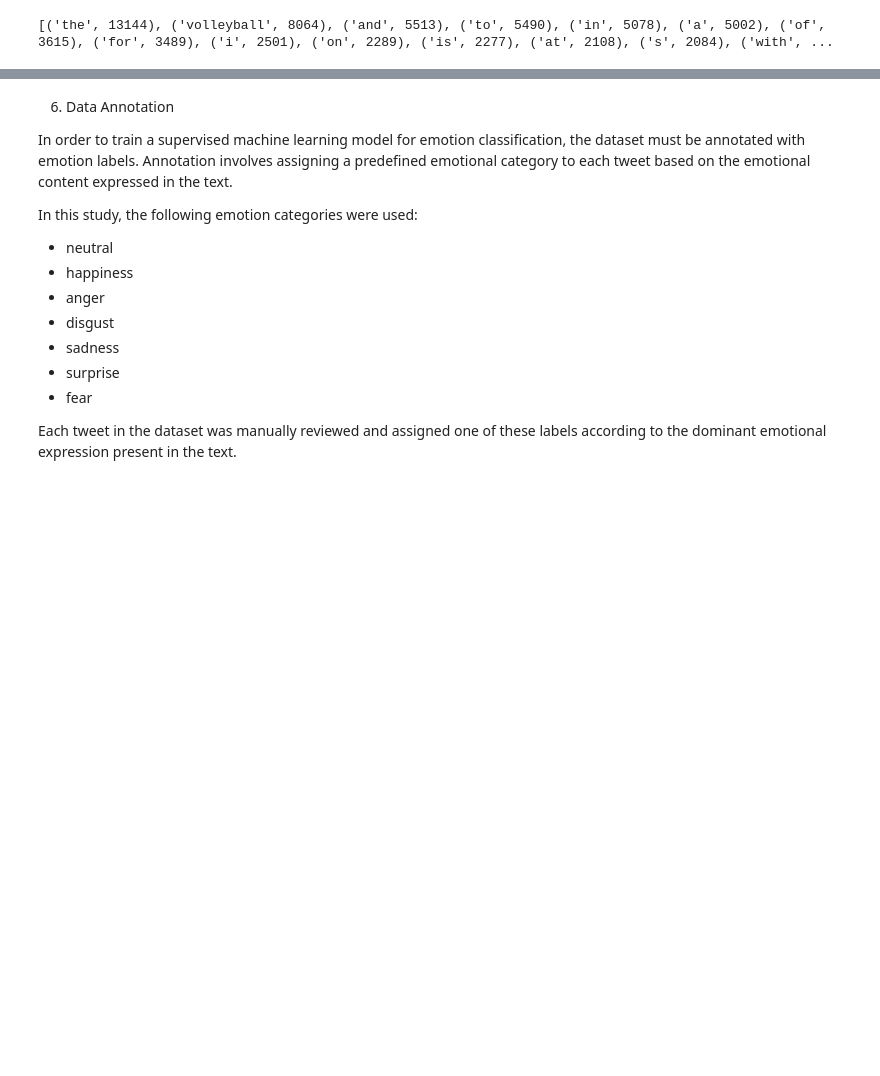
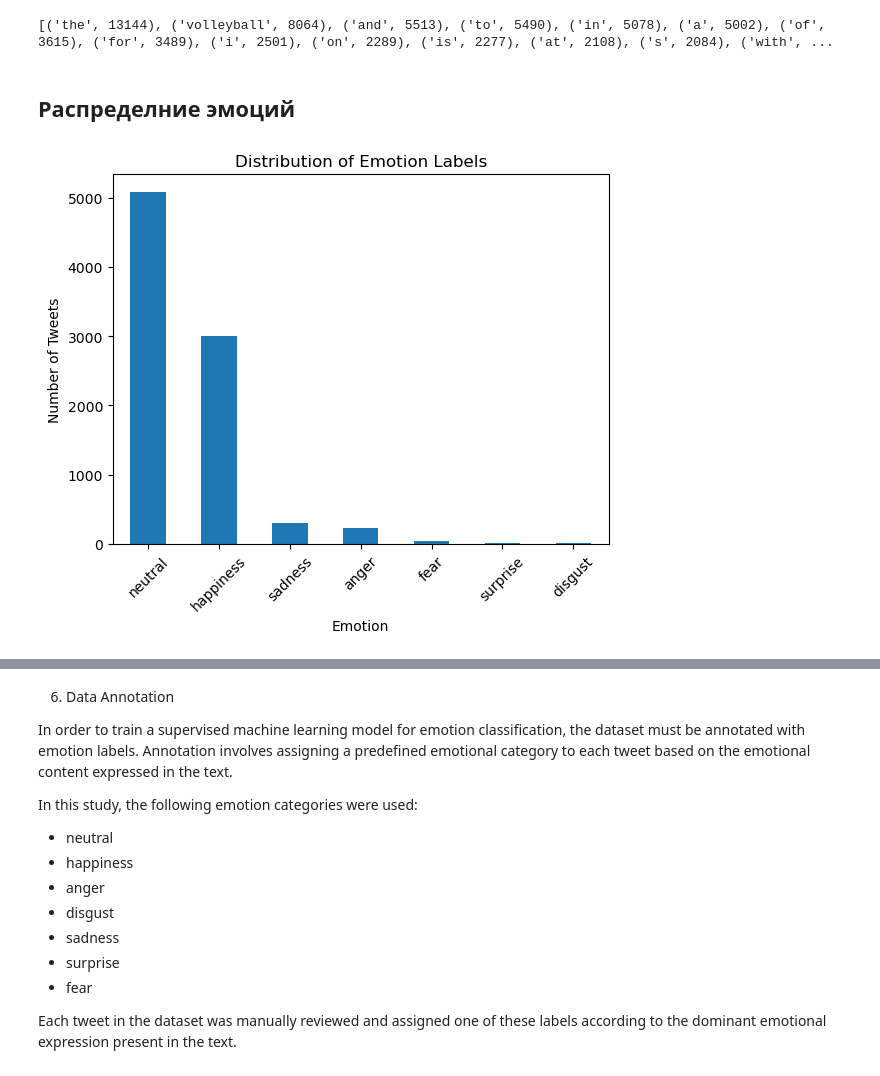
Before and after one commit to PayravKahorov/masters_thesis, a Jupyter notebook: thesis_code.ipynb, the cells around one changed output, grey strips where cells are left out. Cells and saved outputs as stored; diff of their text form; code cells hidden in the pictures; blank space fills up the shorter version.

```diff
--- a/thesis_code.ipynb
+++ b/thesis_code.ipynb
@@ -510,3 +526,19 @@ word_freq = Counter(all_words)
 print(word_freq.most_common(20))
 # %% [output]
 [('the', 13144), ('volleyball', 8064), ('and', 5513), ('to', 5490), ('in', 5078), ('a', 5002), ('of', 3615), ('for', 3489), ('i', 2501), ('on', 2289), ('is', 2277), ('at', 2108), ('s', 2084), ('with', ...
+# %% [markdown]
+## Распределние эмоций
+# %%
+import matplotlib.pyplot as plt
+
+emotion_counts = df["emotion"].value_counts()
+
+plt.figure()
+emotion_counts.plot(kind="bar")
+plt.title("Distribution of Emotion Labels")
+plt.xlabel("Emotion")
+plt.ylabel("Number of Tweets")
+plt.xticks(rotation=45)
+plt.show()
+# %% [output]
+[figure, added]
```
Also changed, not shown: parts of 61 cells of this notebook, 2 other files.
